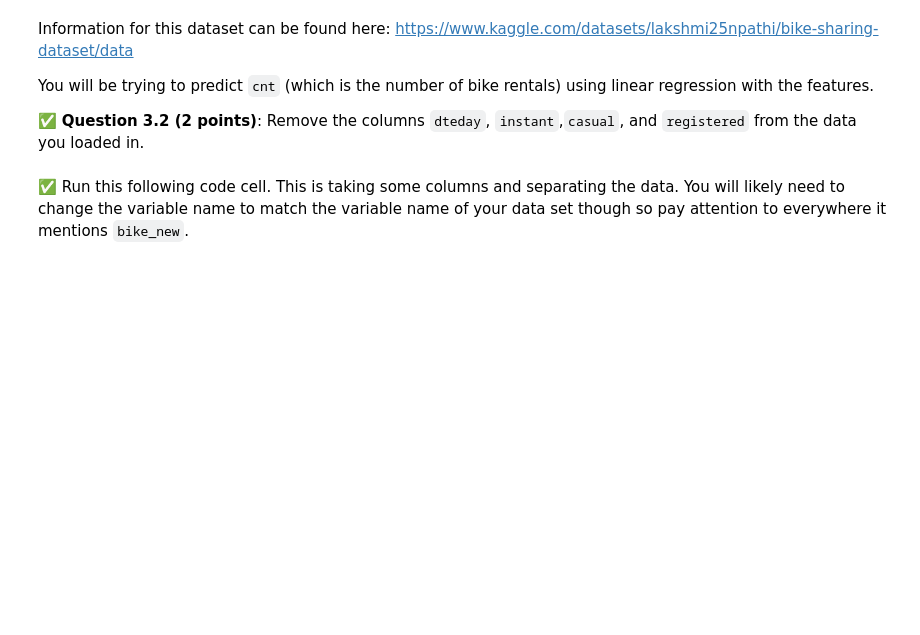
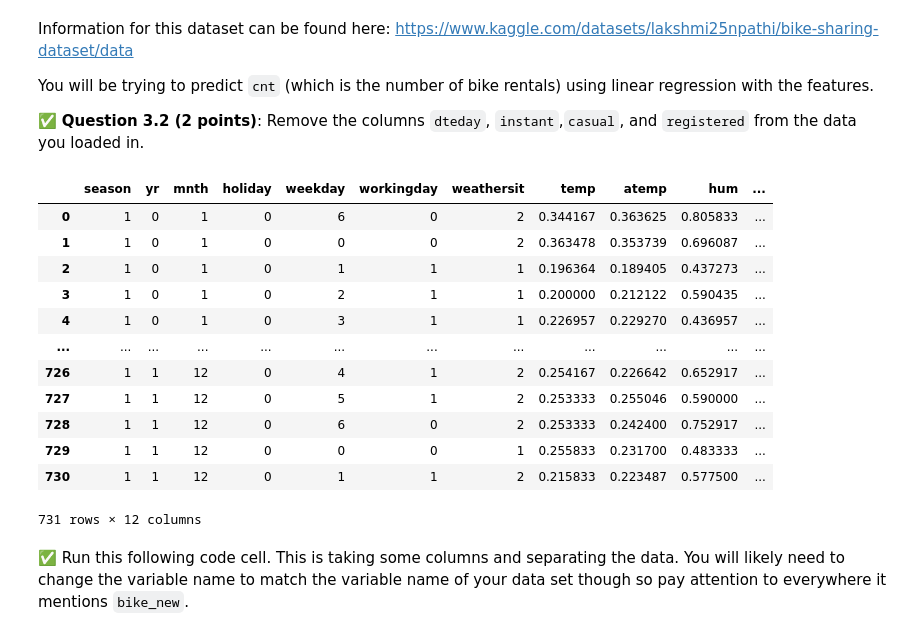
Before and after one commit to JakeRoll04/CMSE202-f25-turnin, a Jupyter notebook: final/CMSE202-Final-SS25-Section001-Jake Roll.ipynb, the cells around one changed output. Drawn from its saved outputs; the diff is of its cells as text; code cells hidden in the pictures; blank space fills up the shorter version.

```diff
--- a/final/CMSE202-Final-SS25-Section001-Jake Roll.ipynb
+++ b/final/CMSE202-Final-SS25-Section001-Jake Roll.ipynb
@@ -98,0 +104,4 @@ The goal for this part is to do a multivariate linear regression, also known as
+# %%
+import pandas as pd
+bike_data = pd.read_csv('day.csv')
+bike_data.head()
@@ -105,6 +121,22 @@ You will be trying to predict `cnt` (which is the number of bike rentals) using
 &#9989; **Question 3.2 (2 points)**: Remove the columns `dteday`, `instant`,`casual`, and `registered` from the data you loaded in.
 # %%
 ### Put your code here
+bike_new = bike_data.drop(columns = ['dteday', 'instant', 'casual', 'registered'])
+bike_new
+# %% [output]
+|  | season | yr | mnth | holiday | weekday | workingday | weathersit | temp | atemp | hum | ... |
+| 0 | 1 | 0 | 1 | 0 | 6 | 0 | 2 | 0.344167 | 0.363625 | 0.805833 | ... |
+| 1 | 1 | 0 | 1 | 0 | 0 | 0 | 2 | 0.363478 | 0.353739 | 0.696087 | ... |
+| 2 | 1 | 0 | 1 | 0 | 1 | 1 | 1 | 0.196364 | 0.189405 | 0.437273 | ... |
+| 3 | 1 | 0 | 1 | 0 | 2 | 1 | 1 | 0.200000 | 0.212122 | 0.590435 | ... |
+| 4 | 1 | 0 | 1 | 0 | 3 | 1 | 1 | 0.226957 | 0.229270 | 0.436957 | ... |
+| ... | ... | ... | ... | ... | ... | ... | ... | ... | ... | ... | ... |
+| 726 | 1 | 1 | 12 | 0 | 4 | 1 | 2 | 0.254167 | 0.226642 | 0.652917 | ... |
+| 727 | 1 | 1 | 12 | 0 | 5 | 1 | 2 | 0.253333 | 0.255046 | 0.590000 | ... |
+| 728 | 1 | 1 | 12 | 0 | 6 | 0 | 2 | 0.253333 | 0.242400 | 0.752917 | ... |
+| 729 | 1 | 1 | 12 | 0 | 0 | 0 | 1 | 0.255833 | 0.231700 | 0.483333 | ... |
+| 730 | 1 | 1 | 12 | 0 | 1 | 1 | 2 | 0.215833 | 0.223487 | 0.577500 | ... |
+731 rows × 12 columns
 # %% [markdown]
 &#9989; Run this following code cell. This is taking some columns and separating the data. You will likely need to change the variable name to match the variable name of your data set though so pay attention to everywhere it mentions `bike_new`.
 # %%
```
Also changed, not shown: parts of 16 cells of this notebook.
